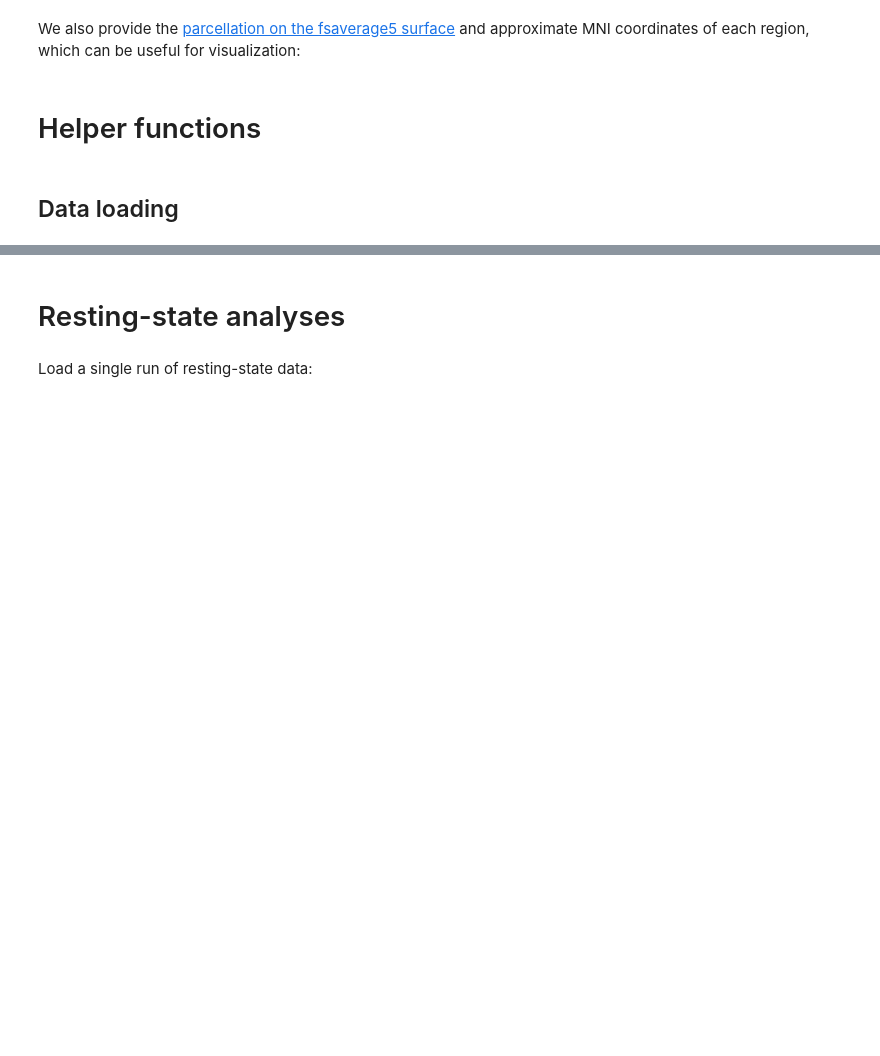
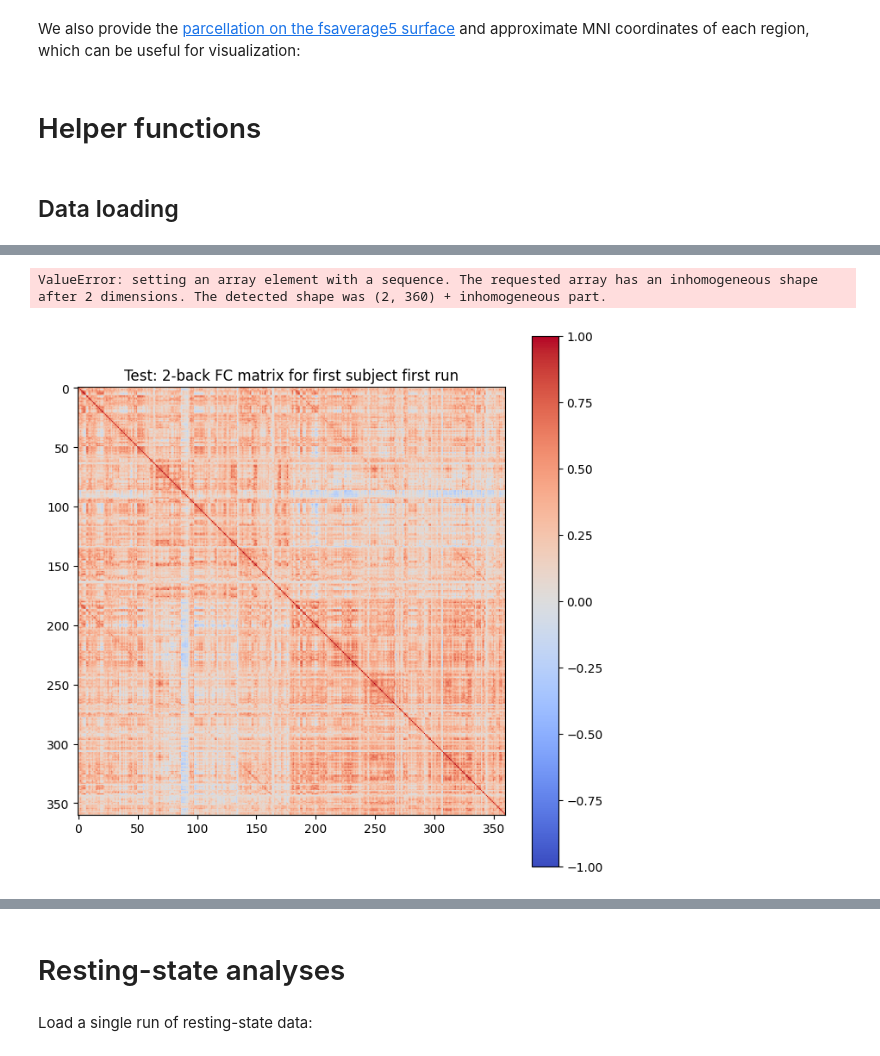
Before and after one commit to MJulaie/Neuromatch-HCP-Working-Memory, a Jupyter notebook: code/main.ipynb, the cells around one changed output, grey strips where cells are left out. Saved outputs shown, nothing was run; the diff lists cells and outputs as text; code cells hidden in the pictures; blank space fills up the shorter version.

```diff
--- a/code/main.ipynb
+++ b/code/main.ipynb
@@ -370,0 +402,73 @@ def selective_average(timeseries_data, ev, skip=0):
+# %%
+def get_task_timeseries(
+    subject,
+    name,
+    bold_names,
+    data_dir
+):
+    timeseries = load_timeseries(
+        subject=subject,
+        name=name,
+        bold_names=bold_names,
+        data_dir=data_dir,
+        concat=False
+    )
+    return timeseries
+
+timeseries_task = []
+corr_matrices = []
+
+for subject in subjects:
+    # Get the full timeseries for the working memory task
+    timeseries = get_task_timeseries(
+        subject=subject,
+        name="wm",
+        bold_names=BOLD_NAMES,
+        data_dir=HCP_DIR / "hcp_task"
+    )
+
+    # Get the frames for 2-back correct and error trials
+    evs_cor = load_evs(
+        subject=subject,
+        name="wm",
+        bold_names=BOLD_NAMES,
+        condition="2bk_cor",
+        data_dir=HCP_DIR / "hcp_task"
+    )
+    evs_err = load_evs(
+        subject=subject,
+        name="wm",
+        bold_names=BOLD_NAMES,
+        condition="2bk_err",
+        data_dir=HCP_DIR / "hcp_task"
+    )
+
+    frames_cor = condition_frames(evs_cor)
+    frames_err = condition_frames(evs_err)
+
+    # Combine correct and error frames
+    frames_2back = []
+    for fc, fe in zip(frames_cor, frames_err):
+        combined = sorted(set(fc.tolist() + fe.tolist()))
+        frames_2back.append(np.array(combined))
+
+    # Extract all 2-back trials from the full timeseries
+    timeseries_2back = []
+    for run_data, run_frames in zip(timeseries, frames_2back):
+        timeseries_2back.append(run_data[:, run_frames])
+
+    # Average the timeseries from both runs
+    timeseries_2back = np.mean(timeseries_2back, axis=0)
+
+    # Calculate functional connectivity
+    fc = calculate_fc(timeseries_2back, np.arange(0, 360))
+    corr_matrices.append(fc)
+
+    # Store the timeseries if needed
+    timeseries_task.append(timeseries_2back)
+# %% [output]
+ValueError: setting an array element with a sequence. The requested array has an inhomogeneous shape after 2 dimensions. The detected shape was (2, 360) + inhomogeneous part.
+# %%
+plot_connectivity_matrix(corr_matrices[1], 'Test: 2-back FC matrix for first subject first run')
+# %% [output]
+[figure, added]
```
Also changed, not shown: parts of 25 cells of this notebook.
